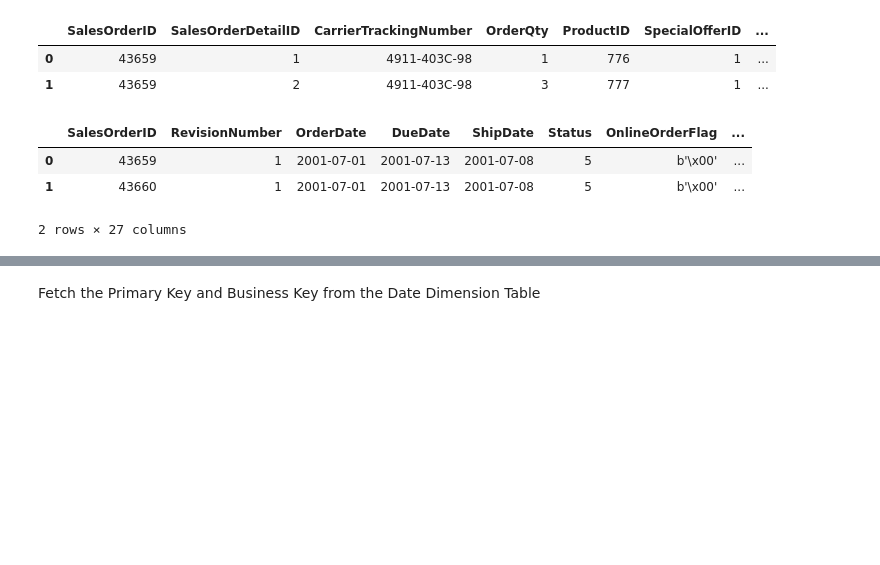
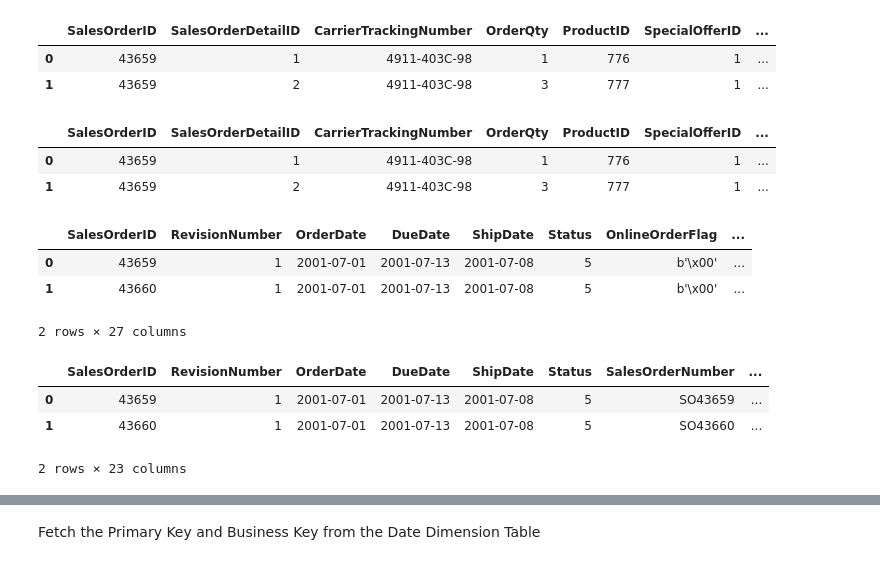
Before and after one commit to briceh87/DS2002_Project_Part_1, a Jupyter notebook: project_part1 (1).ipynb, the cells around one changed output, grey strips where cells are left out. Saved outputs shown, nothing was run; the diff lists cells and outputs as text; code cells hidden in the pictures; blank space fills up the shorter version.

```diff
--- a/project_part1 (1).ipynb
+++ b/project_part1 (1).ipynb
@@ -400,6 +325,15 @@ df_sales_od.head(2)
 |  | SalesOrderID | SalesOrderDetailID | CarrierTrackingNumber | OrderQty | ProductID | SpecialOfferID | ... |
 | 0 | 43659 | 1 | 4911-403C-98 | 1 | 776 | 1 | ... |
 | 1 | 43659 | 2 | 4911-403C-98 | 3 | 777 | 1 | ... |
+# %%
+drop_cols = ['rowguid','UnitPriceDiscount','ModifiedDate']
+df_sales_od.drop(drop_cols, axis=1, inplace=True)
+
+df_sales_od.head(2)
+# %% [output]
+|  | SalesOrderID | SalesOrderDetailID | CarrierTrackingNumber | OrderQty | ProductID | SpecialOfferID | ... |
+| 0 | 43659 | 1 | 4911-403C-98 | 1 | 776 | 1 | ... |
+| 1 | 43659 | 2 | 4911-403C-98 | 3 | 777 | 1 | ... |
 # %%
 sql_sales_oh = "SELECT * FROM adventureworks.salesorderheader;"
 df_sales_oh = get_dataframe(user_id, pwd, host_name, src_dbname, sql_sales_oh)
@@ -409,6 +343,16 @@ df_sales_oh.head(2)
 | 0 | 43659 | 1 | 2001-07-01 | 2001-07-13 | 2001-07-08 | 5 | b'\x00' | ... |
 | 1 | 43660 | 1 | 2001-07-01 | 2001-07-13 | 2001-07-08 | 5 | b'\x00' | ... |
 2 rows × 27 columns
+# %%
+drop_cols = ['rowguid','OnlineOrderFlag','Comment','ModifiedDate']
+df_sales_oh.drop(drop_cols, axis=1, inplace=True)
+
+df_sales_oh.head(2)
+# %% [output]
+|  | SalesOrderID | RevisionNumber | OrderDate | DueDate | ShipDate | Status | SalesOrderNumber | ... |
+| 0 | 43659 | 1 | 2001-07-01 | 2001-07-13 | 2001-07-08 | 5 | SO43659 | ... |
+| 1 | 43660 | 1 | 2001-07-01 | 2001-07-13 | 2001-07-08 | 5 | SO43660 | ... |
+2 rows × 23 columns
 # %%
 df_fact_sales = pd.merge(df_sales_od, df_sales_oh, on='SalesOrderID', how='inner')
 df_fact_sales.head(2)
```
Also changed, not shown: parts of 26 cells of this notebook.
